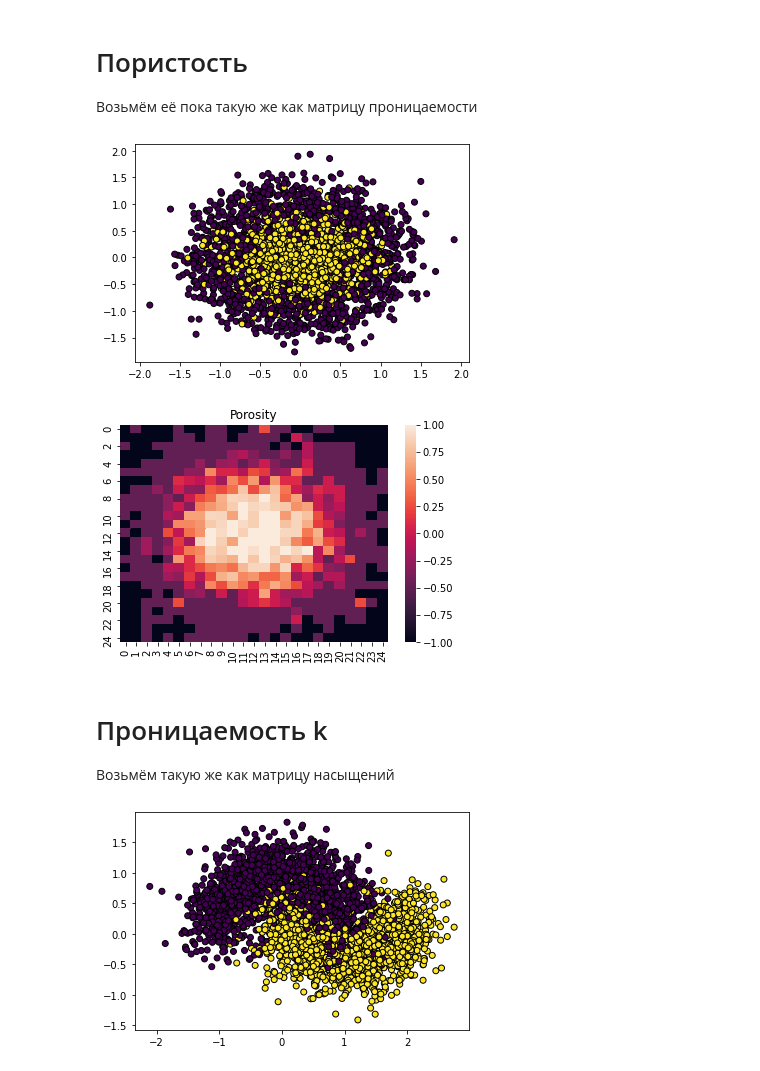
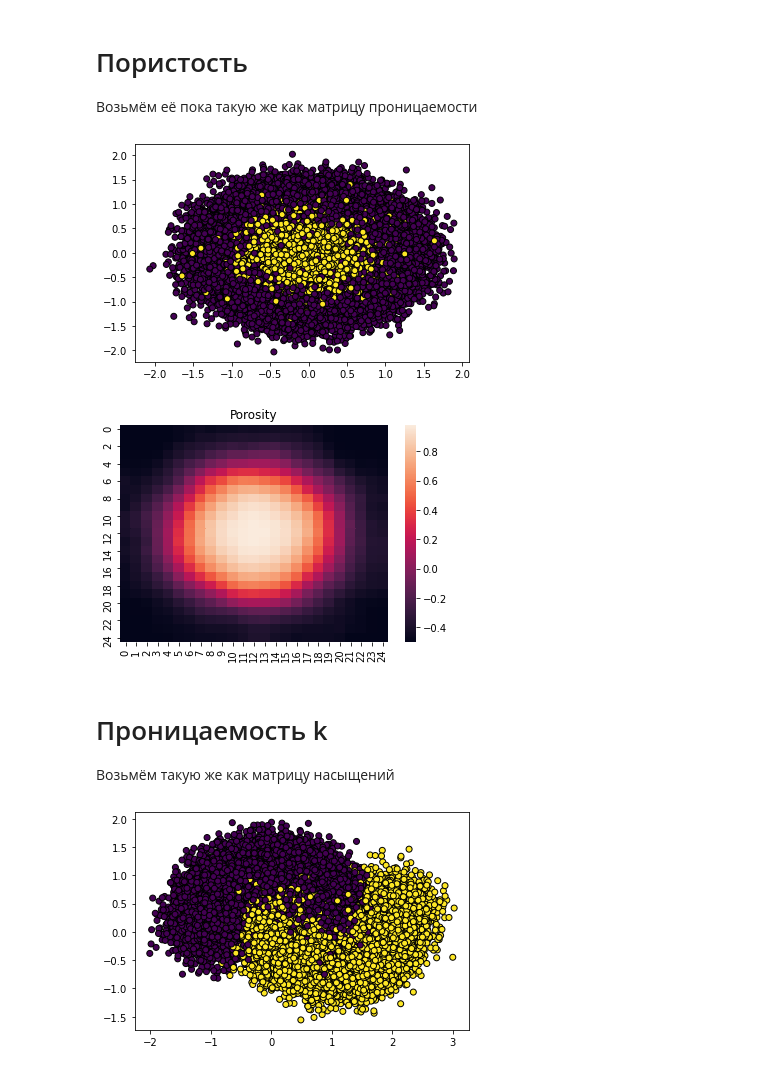
Before and after one commit to yamidovich/ReservoirModel, a Jupyter notebook: Model_descripton.ipynb, the cells around one changed output. Cells and saved outputs as stored; diff of their text form; code cells hidden in the pictures.

```diff
--- a/Model_descripton.ipynb
+++ b/Model_descripton.ipynb
@@ -20,4 +20,8 @@ imp.reload(rand_init)
 # Построение формы резервуара
 ## Насыщение
 Будем задавать значения каким -нибудь рандомным способом, но красивым. В `sklearn` есть множество методов создания выборок для классификации, мне понравился этот. Так мы и будем определять где вода, а где нефть.
+# %%
+ns = 50000
+x_min, x_max = -1.3, 1.3
+y_min, y_max = -1.3, 1.3
 # %%
@@ -44,7 +50,7 @@ plt.show()
 # Глубина
 Покачто у нас резервуар 2D и вид сверху, нужно задать функцию глубины.
 # %%
-ds = rand_init.get_depth_scattered(n_samples=3000)
+ds = rand_init.get_depth_scattered(n_samples=ns)
 plt.scatter(ds[0][:, 0],ds[0][:, 1], c=ds[1], edgecolors='k')
 plt.show()
 # %% [output]
@@ -52,6 +58,8 @@ plt.show()
 # %%
-depth_matrix = rand_init.get_grid_from_scattered(ds=ds)
+depth_matrix = rand_init.get_grid_from_scattered(ds=ds, x_max=x_max, x_min=x_min,
+                                                 y_min=y_min, y_max=y_max
+                                                )
 sns.heatmap(depth_matrix)
-plt.title("Saturation")
+plt.title("Depth")
 plt.show()
 # %% [output]
@@ -60,25 +68,27 @@ plt.show()
 # Пористость
 Возьмём её пока такую же как матрицу проницаемости
 # %%
-ds = rand_init.get_depth_scattered(n_samples=3000)
+ds = rand_init.get_depth_scattered(n_samples=ns)
 plt.scatter(ds[0][:, 0],ds[0][:, 1], c=ds[1], edgecolors='k')
 plt.show()
 # %% [output]
-[figure, old version]
+[figure, new version]
 # %%
-porosity_matrix = rand_init.get_grid_from_scattered(ds=ds)
+porosity_matrix = rand_init.get_grid_from_scattered(ds=ds, x_max=x_max, x_min=x_min,
+                                                 y_min=y_min, y_max=y_max
+                                                )
 sns.heatmap(depth_matrix)
 plt.title("Porosity")
 plt.show()
 # %% [output]
-[figure, old version]
+[figure, new version]
 # %% [markdown]
 # Проницаемость k
 Возьмём такую же как матрицу насыщений
 # %%
-ds = rand_init.get_saturation_scattered(n_samples=3000, noise=0.3)
+ds = rand_init.get_saturation_scattered(n_samples=ns, noise=0.3)
 plt.scatter(ds[0][:, 0],ds[0][:, 1], c=ds[1], edgecolors='k')
 plt.show()
 # %% [output]
-[figure, old version]
+[figure, new version]
 # %%
```
Also changed, not shown: parts of 7 cells of this notebook.
